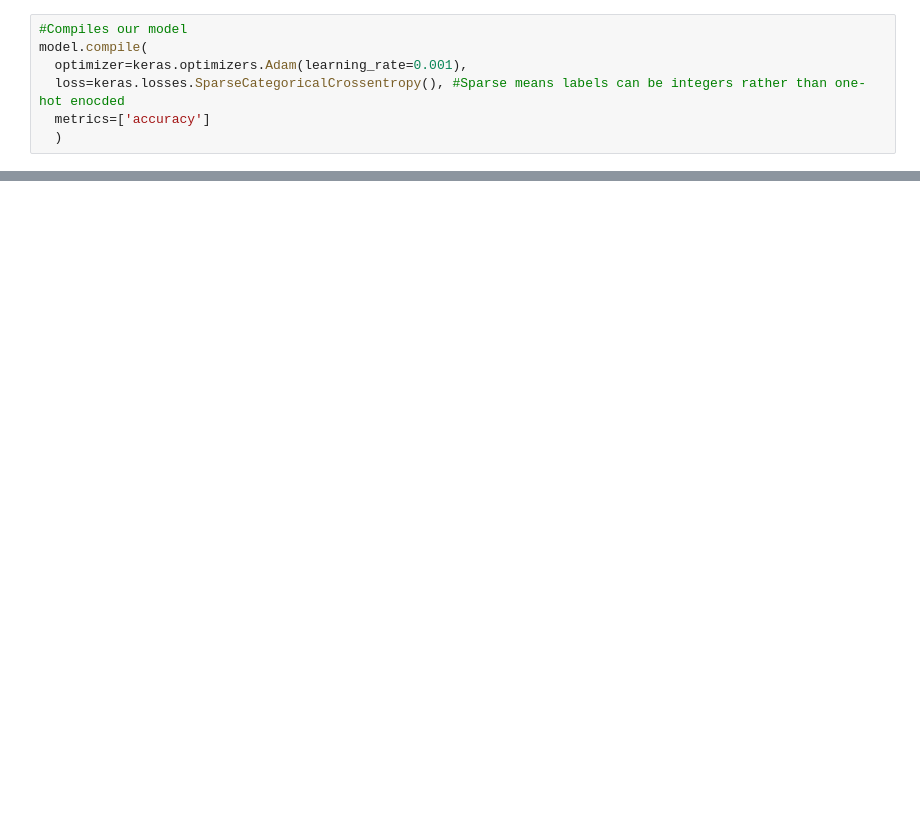
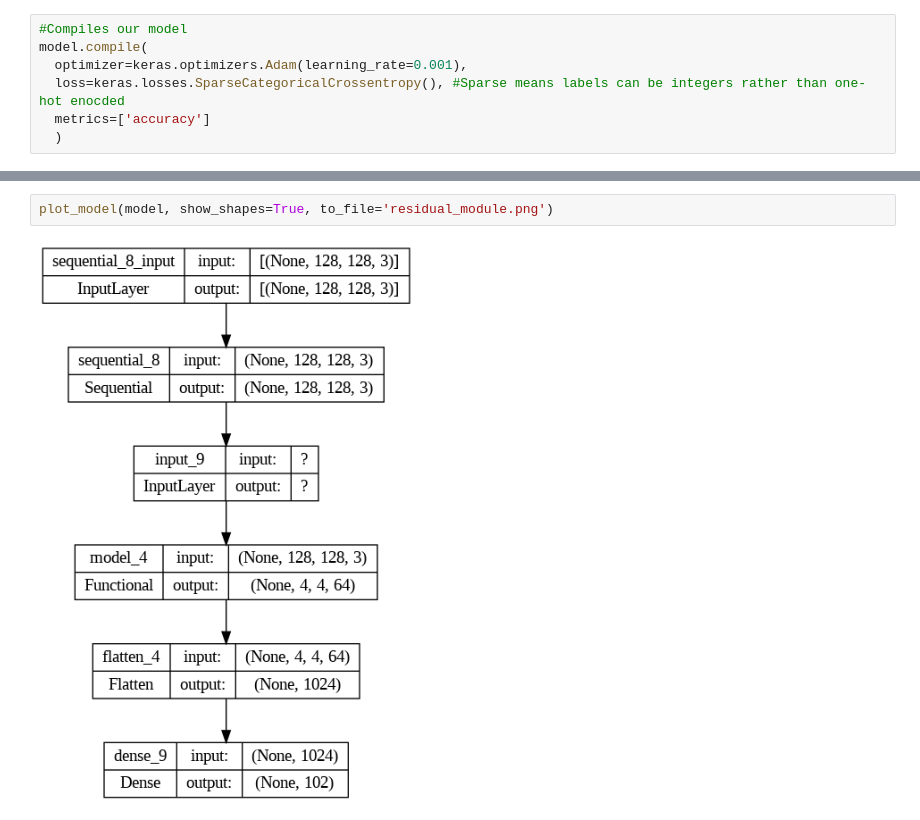
Before and after one commit to lizzy02g/INT2-Image-Classification, a Jupyter notebook: Flowers.ipynb, the cells around one changed output, grey strips where cells are left out. Drawn from its saved outputs; the diff is of its cells as text; blank space fills up the shorter version.

```diff
--- a/Flowers.ipynb
+++ b/Flowers.ipynb
@@ -107,3 +270,7 @@ Epoch 20/20
+# %%
+plot_model(model, show_shapes=True, to_file='residual_module.png')
+# %% [output]
+[figure, added]
 # %%
 model.summary()
 # %% [output]
```
Also changed, not shown: parts of 14 cells of this notebook.
